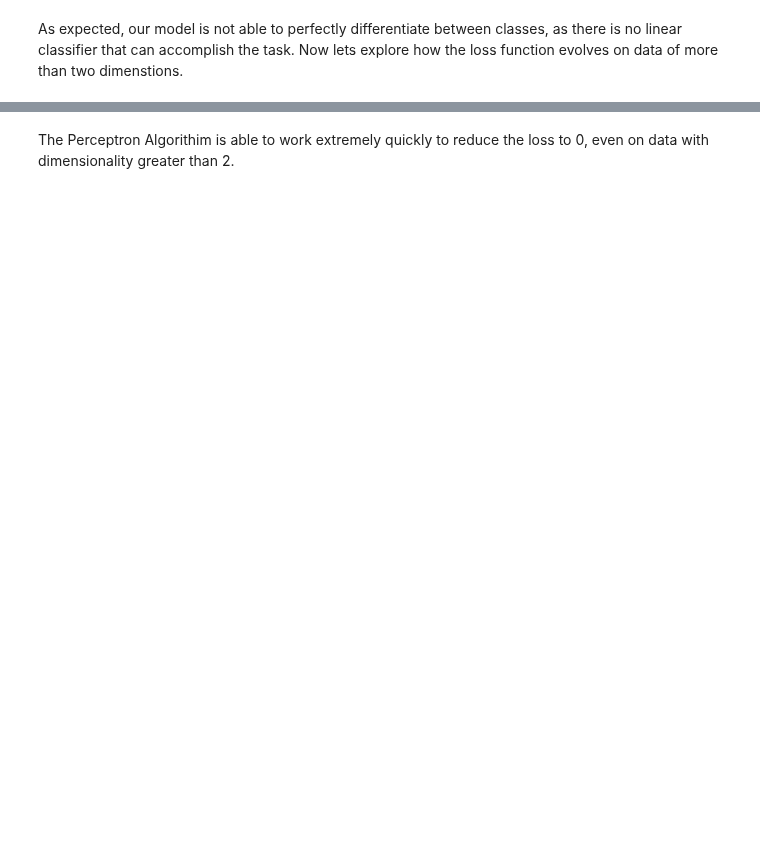
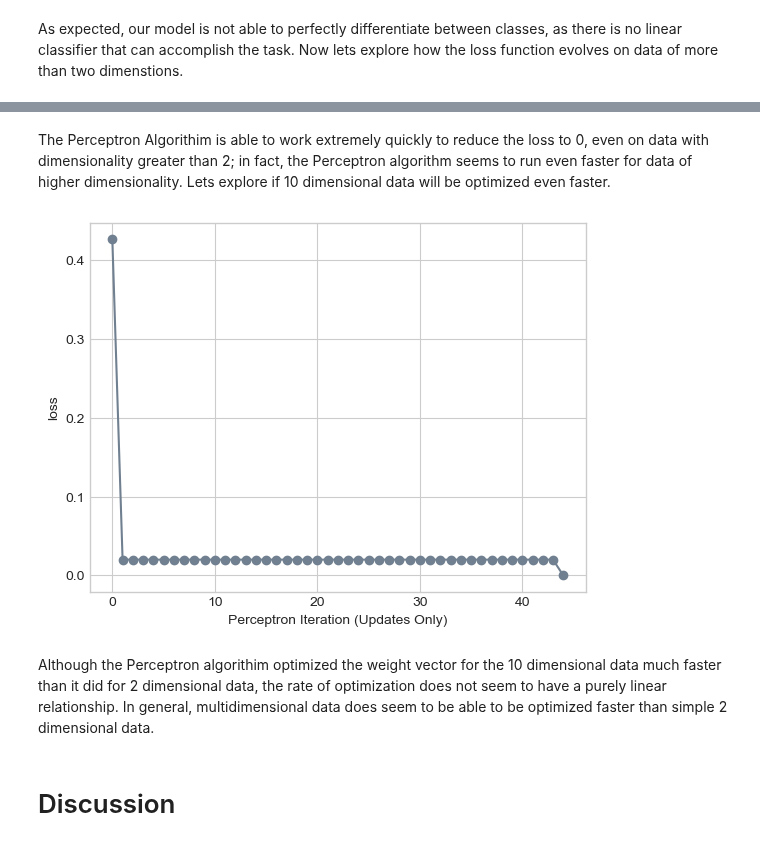
Before and after one commit to Nibsquatch/Nibsquatch.github.io, a Jupyter notebook: posts/Blog 4/index.ipynb, the cells around one changed output, grey strips where cells are left out. Drawn from its saved outputs; the diff is of its cells as text; code cells hidden in the pictures; blank space fills up the shorter version.

```diff
--- a/posts/Blog 4/index.ipynb
+++ b/posts/Blog 4/index.ipynb
@@ -234,2 +241,48 @@ labs = plt.gca().set(xlabel = "Perceptron Iteration (Updates Only)", ylabel = "l
 # %% [markdown]
-The Perceptron Algorithim is able to work extremely quickly to reduce the loss to 0, even on data with dimensionality greater than 2.
+The Perceptron Algorithim is able to work extremely quickly to reduce the loss to 0, even on data with dimensionality greater than 2; in fact,  the Perceptron algorithm seems to run even faster for data of higher dimensionality. Lets explore if 10 dimensional data will be optimized even faster.
+# %%
+# Generate 10 dimensional data
+def perceptron_data10(n_points = 300, noise = 0.2, p_dims = 10):
+
+    y = torch.arange(n_points) >= int(n_points/2)
+    X = y[:, None] + torch.normal(0.0, noise, size = (n_points,p_dims))
+    X = torch.cat((X, torch.ones((X.shape[0], 1))), 1)
+
+    return X, y
+
+X, y = perceptron_data10()
+
+# perform the training loop
+p = Perceptron()
+opt = PerceptronOptimizer(p)
+
+loss = 1.0
+
+# for keeping track of loss values
+loss_vec = []
+
+n = X.size()[0]
+
+while loss > 0: # terminates after 1000 iterations
+
+    # not part of the update: just for tracking our progress
+    loss = p.loss(X, y)
+    loss_vec.append(loss)
+
+    # pick a random data point
+    i = torch.randint(n, size = (1,)).item()
+    x_i = X[i].unsqueeze(0)
+    y_i = y[i]
+
+    # perform a perceptron update using the random data point
+    opt.step(x_i, y_i)
+
+plt.plot(loss_vec, color = "slategrey")
+plt.scatter(torch.arange(len(loss_vec)), loss_vec, color = "slategrey")
+labs = plt.gca().set(xlabel = "Perceptron Iteration (Updates Only)", ylabel = "loss")
+# %% [output]
+[figure, added]
+# %% [markdown]
+Although the Perceptron algorithim optimized the weight vector for the 10 dimensional data much faster than it did for 2 dimensional data, the rate of optimization does not seem to have a purely linear relationship. In general, multidimensional data does seem to be able to be optimized faster than simple 2 dimensional data.
+# %% [markdown]
+# Discussion
```
Also changed, not shown: parts of 10 cells of this notebook, 8 other files.
